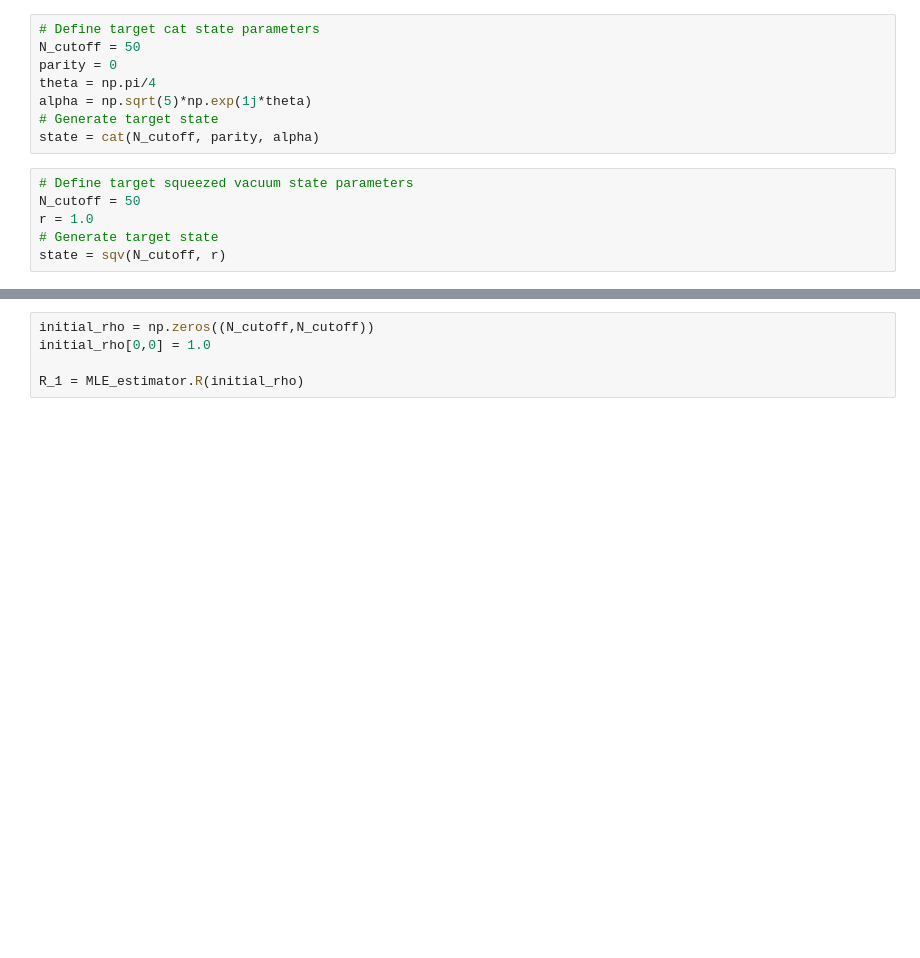
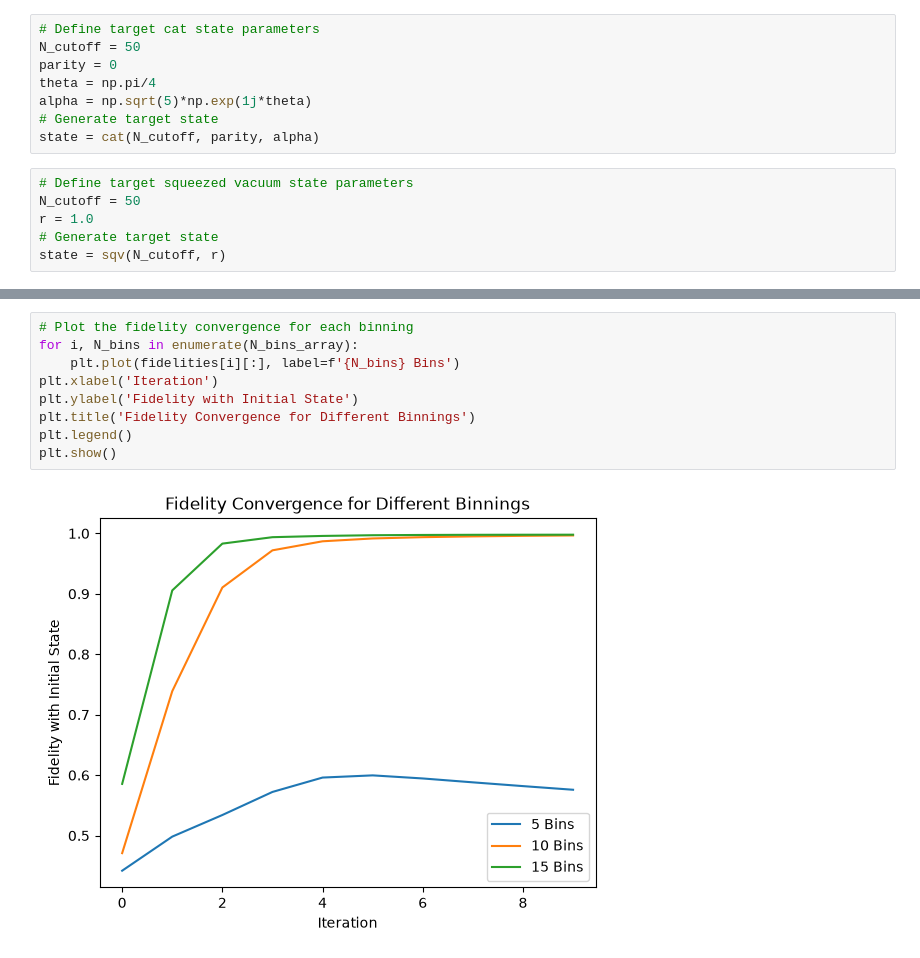
Before and after one commit to gluis99/QST, a Jupyter notebook: QST_nb.ipynb, the cells around one changed output, grey strips where cells are left out. Cells and saved outputs as stored; diff of their text form; blank space fills up the shorter version.

```diff
--- a/QST_nb.ipynb
+++ b/QST_nb.ipynb
@@ -50,5 +85,11 @@ MLE_estimator = MLE(data=samles, N_bins=N_bins, N_cutoff=N_cutoff)
-# %%
-initial_rho = np.zeros((N_cutoff,N_cutoff))
-initial_rho[0,0] = 1.0
-
-R_1 = MLE_estimator.R(initial_rho)
+# %%
+# Plot the fidelity convergence for each binning
+for i, N_bins in enumerate(N_bins_array):
+    plt.plot(fidelities[i][:], label=f'{N_bins} Bins')
+plt.xlabel('Iteration')
+plt.ylabel('Fidelity with Initial State')
+plt.title('Fidelity Convergence for Different Binnings')
+plt.legend()
+plt.show()
+# %% [output]
+[figure, added]
```
Also changed, not shown: parts of 7 cells of this notebook, 2 other files.
